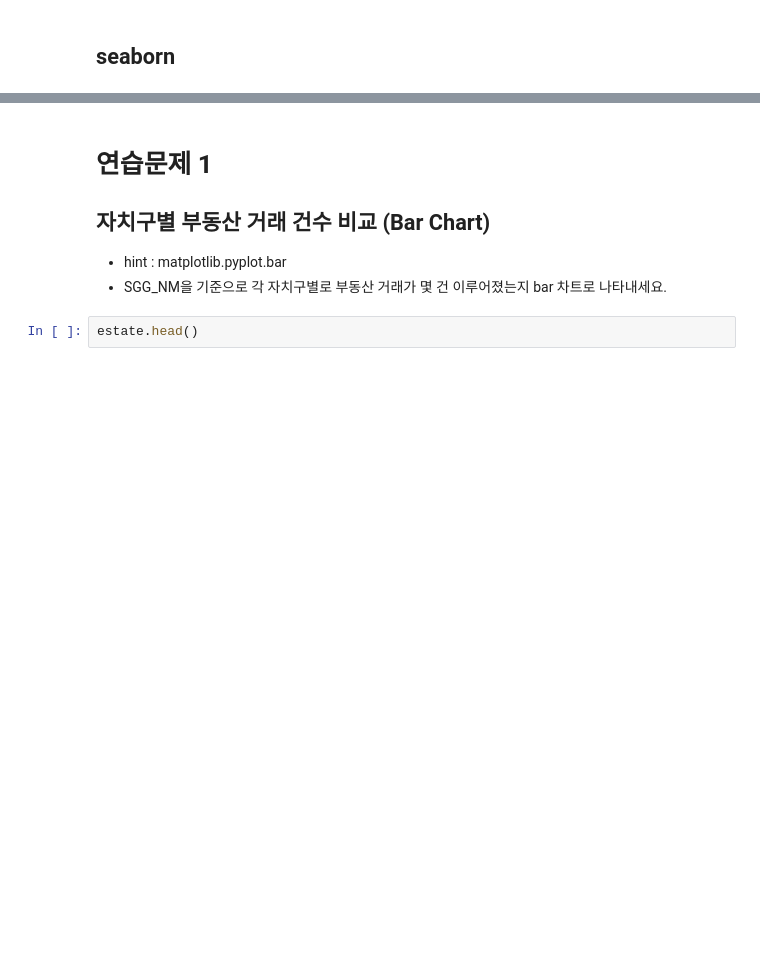
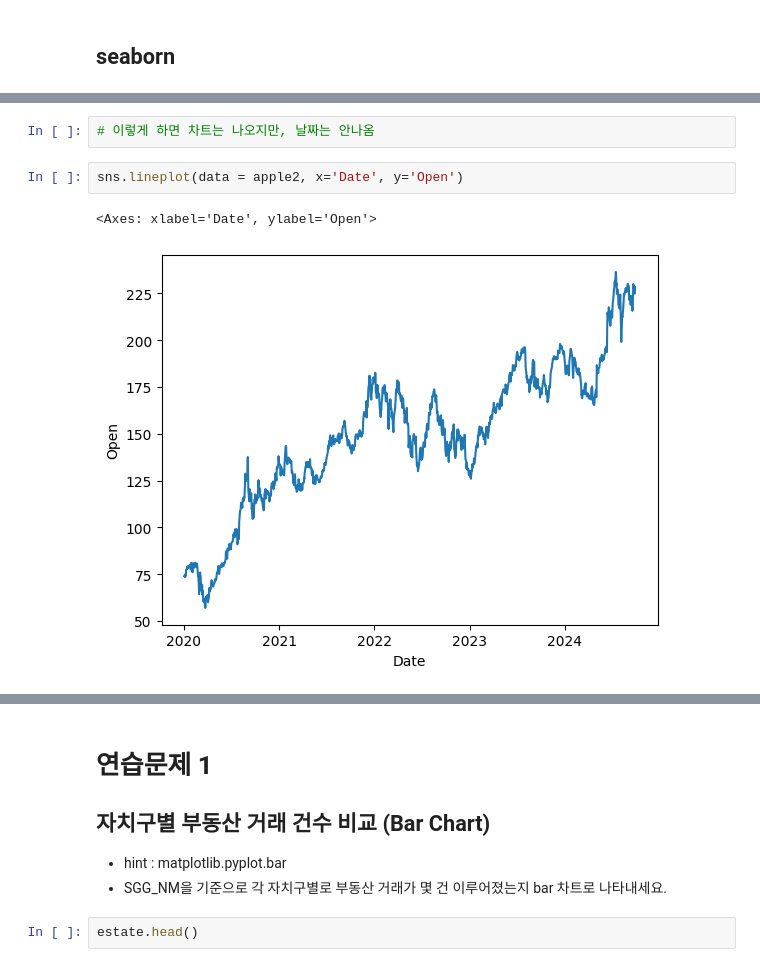
Before and after one commit to dsleslie/iMDGBA, a Jupyter notebook: 02_ds_basic/03_visualizing.ipynb, the cells around one changed output, grey strips where cells are left out. Saved outputs shown, nothing was run; the diff lists cells and outputs as text; blank space fills up the shorter version.

```diff
--- a/02_ds_basic/03_visualizing.ipynb
+++ b/02_ds_basic/03_visualizing.ipynb
@@ -145,0 +219,7 @@ plt.show()
+# %%
+# 이렇게 하면 차트는 나오지만, 날짜는 안나옴
+# %%
+sns.lineplot(data = apple2, x='Date', y='Open')
+# %% [output]
+<Axes: xlabel='Date', ylabel='Open'>
+[figure, added]
```
Also changed, not shown: parts of 21 cells of this notebook, 2 other files.
